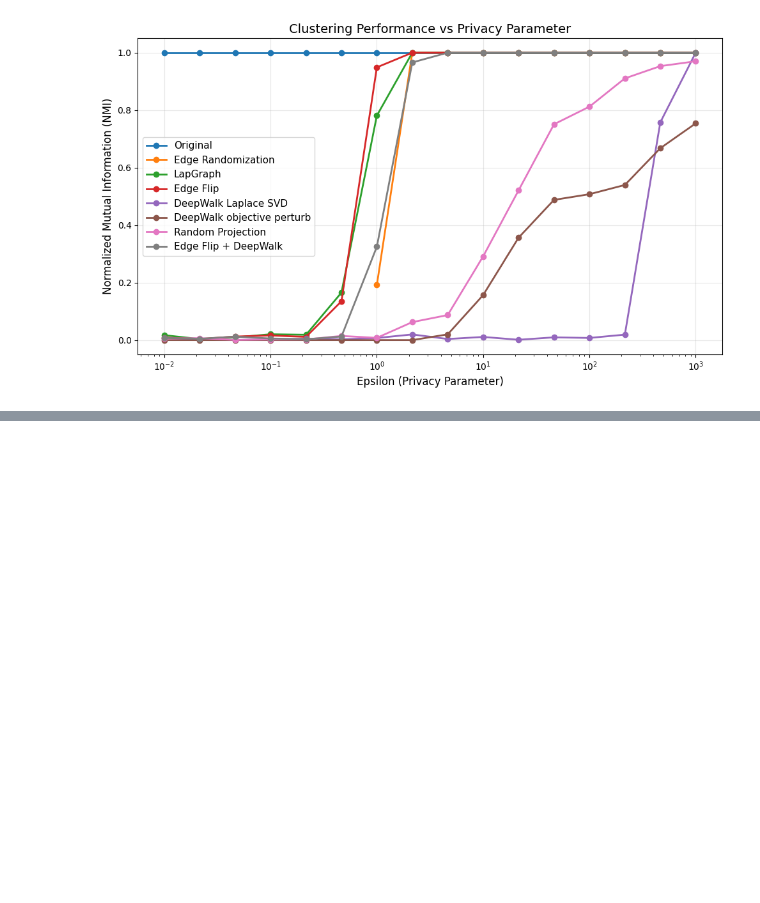
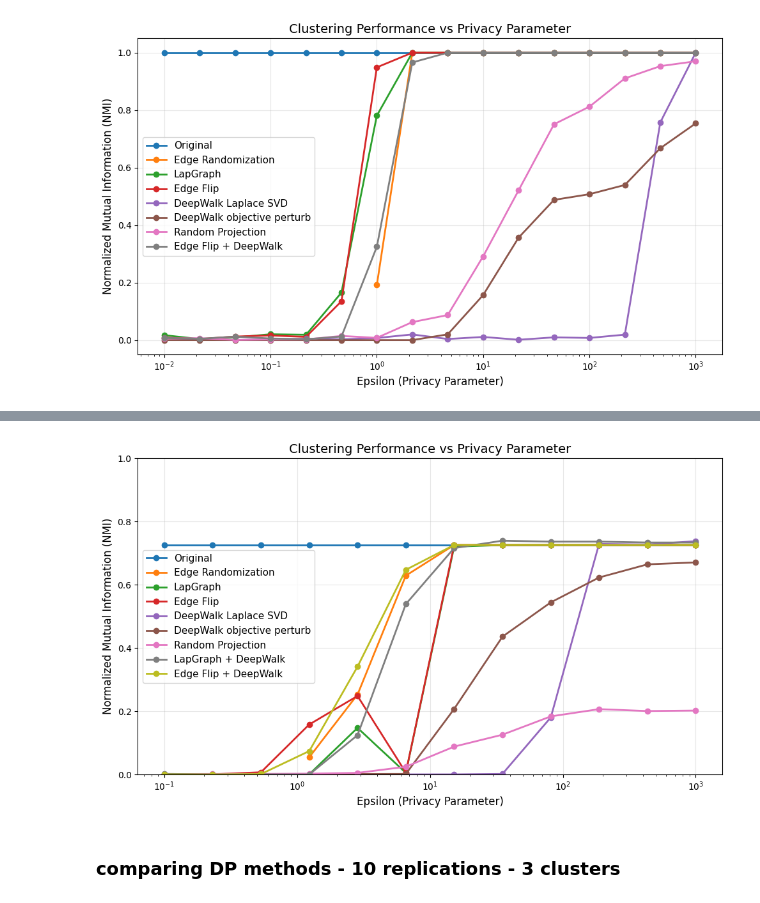
Before and after one commit to hungndo/Privacy_Network_Embeddings, a Jupyter notebook: DP_comparisons.ipynb, the cells around one changed output, grey strips where cells are left out. Cells and saved outputs as stored; diff of their text form; code cells hidden in the pictures; blank space fills up the shorter version.

```diff
--- a/DP_comparisons.ipynb
+++ b/DP_comparisons.ipynb
@@ -342,0 +563,17 @@ plt.show()
+# %%
+# Plot the results
+plt.figure(figsize=(10, 6))
+for method, nmi_scores in results.items():
+    plt.plot(epsilon_values, nmi_scores, marker='o', label=method, linewidth=2, markersize=6)
+
+plt.xlabel('Epsilon (Privacy Parameter)', fontsize=12)
+plt.ylabel('Normalized Mutual Information (NMI)', fontsize=12)
+plt.title('Clustering Performance vs Privacy Parameter', fontsize=14)
+plt.legend(fontsize=11)
+plt.grid(True, alpha=0.3)
+plt.ylim(0,1)
+plt.xscale('log')  # Log scale for better visualization of epsilon values
+plt.tight_layout()
+plt.show()
+# %% [output]
+[figure, added]
@@ -342,0 +602,2 @@ plt.show()
+# %% [markdown]
+### comparing DP methods - 10 replications - 3 clusters
```
Also changed, not shown: parts of 22 cells of this notebook, 5 other files.
